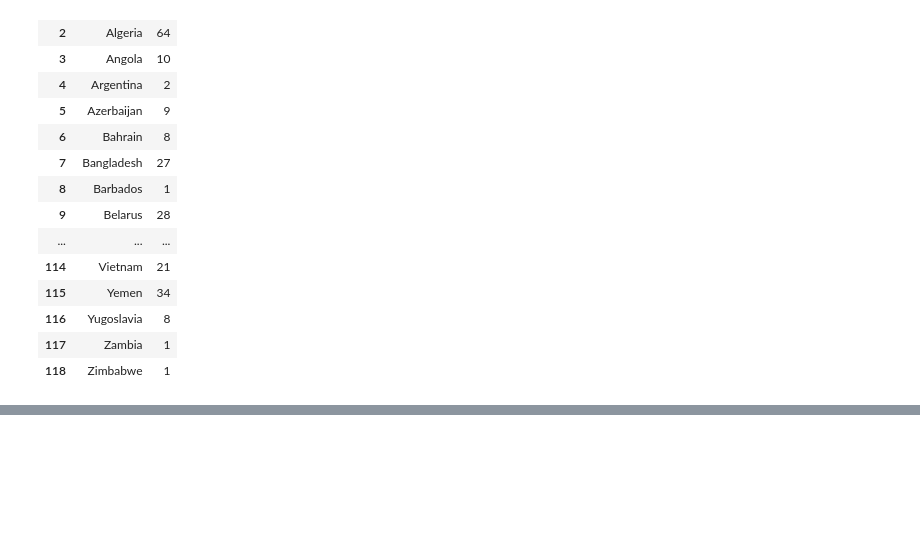
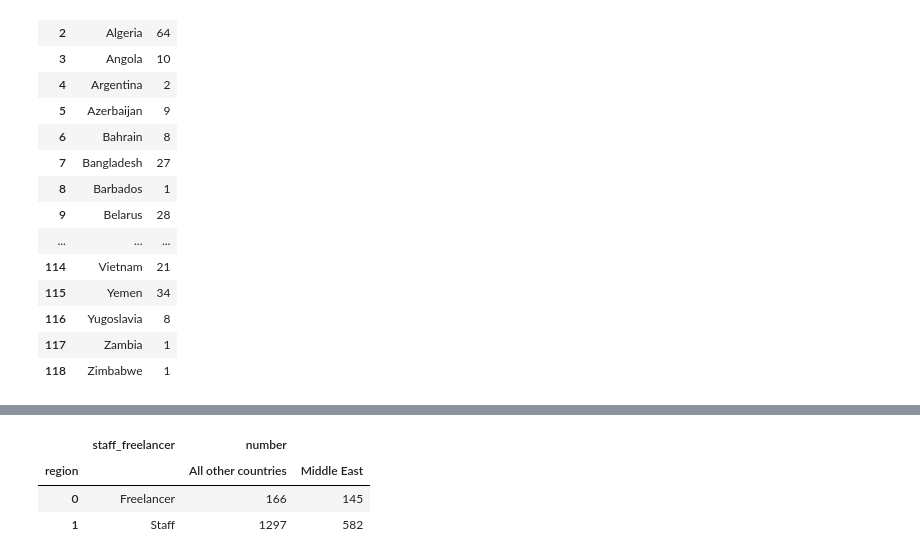
Before and after one commit to athanasiaspiliopoulou/athanasia-vagia, a Jupyter notebook: PROJECT/visualisation.ipynb, the cells around one changed output, grey strips where cells are left out. Drawn from its saved outputs; the diff is of its cells as text; code cells hidden in the pictures; blank space fills up the shorter version.

```diff
--- a/PROJECT/visualisation.ipynb
+++ b/PROJECT/visualisation.ipynb
@@ -62,0 +157,8 @@ attacks = df.groupby(['year', 'region']).number.sum().to_frame().unstack().reset
+# %%
+fr_staff = df.groupby(['staff_freelancer', 'region']).number.sum().to_frame().unstack().reset_index()
+fr_staff
+# %% [output]
+|  | staff_freelancer | number |  |
+| region |  | All other countries | Middle East |
+| 0 | Freelancer | 166 | 145 |
+| 1 | Staff | 1297 | 582 |
```
Also changed, not shown: parts of 13 cells of this notebook, 4 other files.
